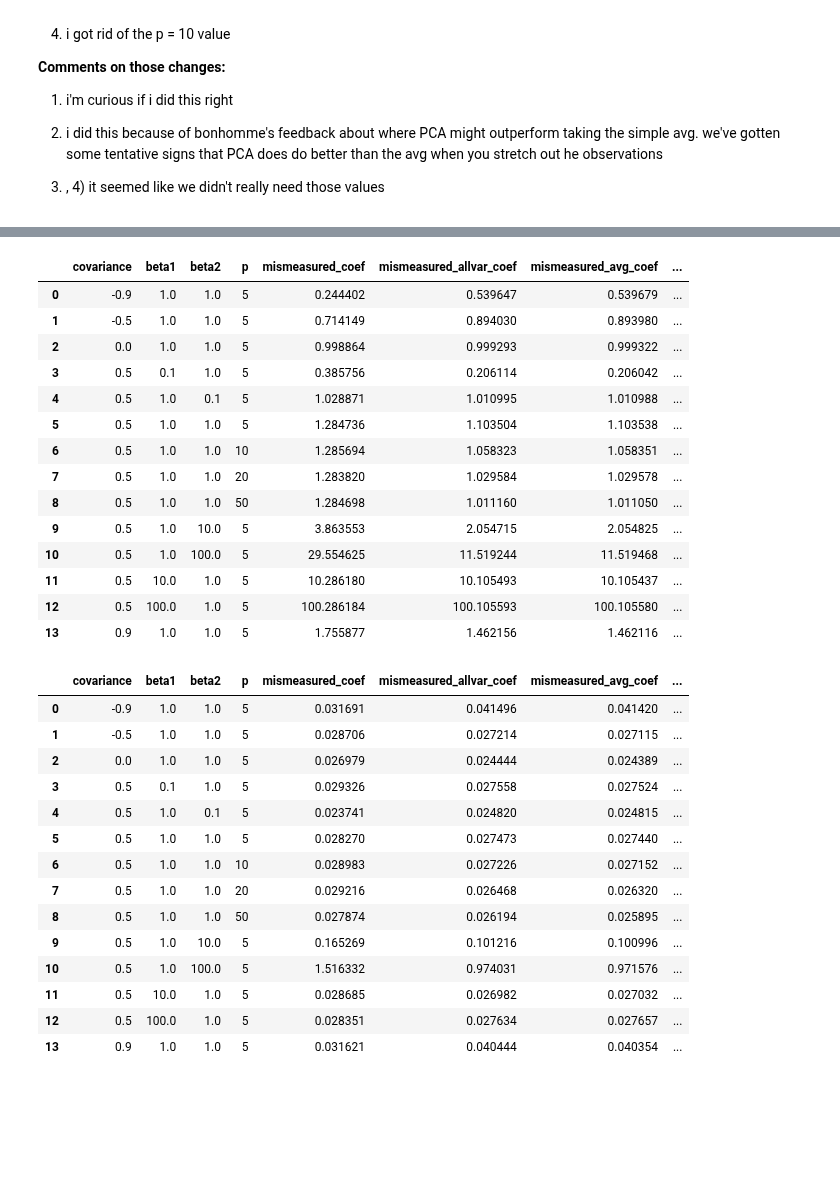
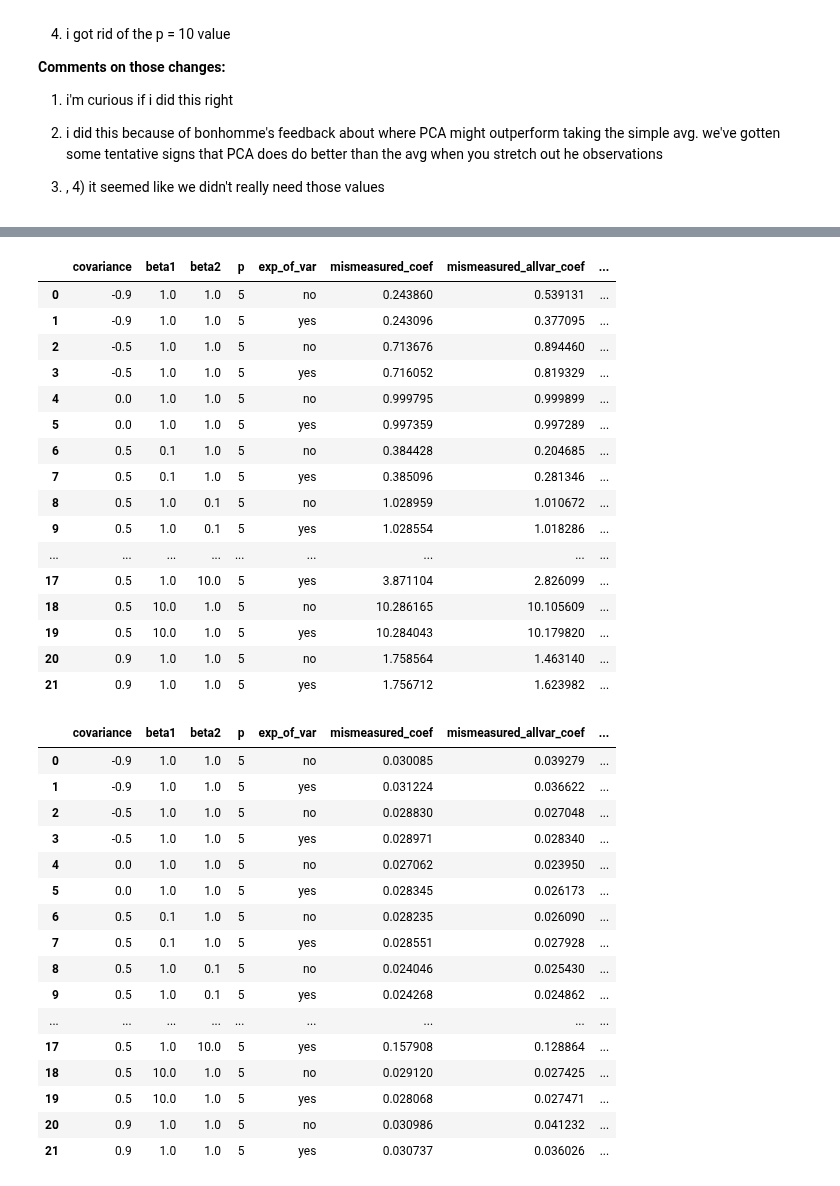
Before and after one commit to ijyliu/ECMA-31330-Project, a Jupyter notebook: Source/Local_Simulations/PCA on Covariates 20210526.ipynb, the cells around one changed output, grey strips where cells are left out. Drawn from its saved outputs; the diff is of its cells as text; code cells hidden in the pictures; blank space fills up the shorter version.

Commit message:
Full Output of New Simulations

```diff
--- a/Source/Local_Simulations/PCA on Covariates 20210526.ipynb
+++ b/Source/Local_Simulations/PCA on Covariates 20210526.ipynb
@@ -326,40 +207,45 @@ output['pca_ape'] = (output['pca_coef'] - output['beta1']).abs()/output['beta1']
 output['mismeasured_coef_ape'] = (output['mismeasured_coef'] - output['beta1']).abs()/output['beta1']
 output['mismeasured_allvar_coef_ape'] = (output['mismeasured_allvar_coef'] - output['beta1']).abs()/output['beta1']
 output['mismeasured_avg_coef_ape'] = (output['mismeasured_avg_coef'] - output['beta1']).abs()/output['beta1']
+output['iv_coef_ape'] = (output['iv_coef'] - output['beta1']).abs()/output['beta1']
 # %%
-output.groupby(['covariance','beta1','beta2','p']).mean().reset_index()
+output.groupby(['covariance','beta1','beta2','p','exp_of_var']).mean().reset_index()
 # %% [output]
-|  | covariance | beta1 | beta2 | p | mismeasured_coef | mismeasured_allvar_coef | mismeasured_avg_coef | ... |
-| 0 | -0.9 | 1.0 | 1.0 | 5 | 0.244402 | 0.539647 | 0.539679 | ... |
-| 1 | -0.5 | 1.0 | 1.0 | 5 | 0.714149 | 0.894030 | 0.893980 | ... |
-| 2 | 0.0 | 1.0 | 1.0 | 5 | 0.998864 | 0.999293 | 0.999322 | ... |
-| 3 | 0.5 | 0.1 | 1.0 | 5 | 0.385756 | 0.206114 | 0.206042 | ... |
-| 4 | 0.5 | 1.0 | 0.1 | 5 | 1.028871 | 1.010995 | 1.010988 | ... |
-| 5 | 0.5 | 1.0 | 1.0 | 5 | 1.284736 | 1.103504 | 1.103538 | ... |
-| 6 | 0.5 | 1.0 | 1.0 | 10 | 1.285694 | 1.058323 | 1.058351 | ... |
-| 7 | 0.5 | 1.0 | 1.0 | 20 | 1.283820 | 1.029584 | 1.029578 | ... |
-| 8 | 0.5 | 1.0 | 1.0 | 50 | 1.284698 | 1.011160 | 1.011050 | ... |
-| 9 | 0.5 | 1.0 | 10.0 | 5 | 3.863553 | 2.054715 | 2.054825 | ... |
-| 10 | 0.5 | 1.0 | 100.0 | 5 | 29.554625 | 11.519244 | 11.519468 | ... |
-| 11 | 0.5 | 10.0 | 1.0 | 5 | 10.286180 | 10.105493 | 10.105437 | ... |
-| 12 | 0.5 | 100.0 | 1.0 | 5 | 100.286184 | 100.105593 | 100.105580 | ... |
-| 13 | 0.9 | 1.0 | 1.0 | 5 | 1.755877 | 1.462156 | 1.462116 | ... |
+|  | covariance | beta1 | beta2 | p | exp_of_var | mismeasured_coef | mismeasured_allvar_coef | ... |
+| 0 | -0.9 | 1.0 | 1.0 | 5 | no | 0.243860 | 0.539131 | ... |
+| 1 | -0.9 | 1.0 | 1.0 | 5 | yes | 0.243096 | 0.377095 | ... |
+| 2 | -0.5 | 1.0 | 1.0 | 5 | no | 0.713676 | 0.894460 | ... |
+| 3 | -0.5 | 1.0 | 1.0 | 5 | yes | 0.716052 | 0.819329 | ... |
+| 4 | 0.0 | 1.0 | 1.0 | 5 | no | 0.999795 | 0.999899 | ... |
+| 5 | 0.0 | 1.0 | 1.0 | 5 | yes | 0.997359 | 0.997289 | ... |
+| 6 | 0.5 | 0.1 | 1.0 | 5 | no | 0.384428 | 0.204685 | ... |
+| 7 | 0.5 | 0.1 | 1.0 | 5 | yes | 0.385096 | 0.281346 | ... |
+| 8 | 0.5 | 1.0 | 0.1 | 5 | no | 1.028959 | 1.010672 | ... |
+| 9 | 0.5 | 1.0 | 0.1 | 5 | yes | 1.028554 | 1.018286 | ... |
+| ... | ... | ... | ... | ... | ... | ... | ... | ... |
+| 17 | 0.5 | 1.0 | 10.0 | 5 | yes | 3.871104 | 2.826099 | ... |
+| 18 | 0.5 | 10.0 | 1.0 | 5 | no | 10.286165 | 10.105609 | ... |
+| 19 | 0.5 | 10.0 | 1.0 | 5 | yes | 10.284043 | 10.179820 | ... |
+| 20 | 0.9 | 1.0 | 1.0 | 5 | no | 1.758564 | 1.463140 | ... |
+| 21 | 0.9 | 1.0 | 1.0 | 5 | yes | 1.756712 | 1.623982 | ... |
 # %%
-output.groupby(['covariance','beta1','beta2','p']).std().reset_index()
+output.groupby(['covariance','beta1','beta2','p','exp_of_var']).std().reset_index()
 # %% [output]
-|  | covariance | beta1 | beta2 | p | mismeasured_coef | mismeasured_allvar_coef | mismeasured_avg_coef | ... |
-| 0 | -0.9 | 1.0 | 1.0 | 5 | 0.031691 | 0.041496 | 0.041420 | ... |
-| 1 | -0.5 | 1.0 | 1.0 | 5 | 0.028706 | 0.027214 | 0.027115 | ... |
-| 2 | 0.0 | 1.0 | 1.0 | 5 | 0.026979 | 0.024444 | 0.024389 | ... |
-| 3 | 0.5 | 0.1 | 1.0 | 5 | 0.029326 | 0.027558 | 0.027524 | ... |
-| 4 | 0.5 | 1.0 | 0.1 | 5 | 0.023741 | 0.024820 | 0.024815 | ... |
-| 5 | 0.5 | 1.0 | 1.0 | 5 | 0.028270 | 0.027473 | 0.027440 | ... |
-| 6 | 0.5 | 1.0 | 1.0 | 10 | 0.028983 | 0.027226 | 0.027152 | ... |
-| 7 | 0.5 | 1.0 | 1.0 | 20 | 0.029216 | 0.026468 | 0.026320 | ... |
-| 8 | 0.5 | 1.0 | 1.0 | 50 | 0.027874 | 0.026194 | 0.025895 | ... |
-| 9 | 0.5 | 1.0 | 10.0 | 5 | 0.165269 | 0.101216 | 0.100996 | ... |
-| 10 | 0.5 | 1.0 | 100.0 | 5 | 1.516332 | 0.974031 | 0.971576 | ... |
-| 11 | 0.5 | 10.0 | 1.0 | 5 | 0.028685 | 0.026982 | 0.027032 | ... |
-| 12 | 0.5 | 100.0 | 1.0 | 5 | 0.028351 | 0.027634 | 0.027657 | ... |
-| 13 | 0.9 | 1.0 | 1.0 | 5 | 0.031621 | 0.040444 | 0.040354 | ... |
+|  | covariance | beta1 | beta2 | p | exp_of_var | mismeasured_coef | mismeasured_allvar_coef | ... |
+| 0 | -0.9 | 1.0 | 1.0 | 5 | no | 0.030085 | 0.039279 | ... |
+| 1 | -0.9 | 1.0 | 1.0 | 5 | yes | 0.031224 | 0.036622 | ... |
+| 2 | -0.5 | 1.0 | 1.0 | 5 | no | 0.028830 | 0.027048 | ... |
+| 3 | -0.5 | 1.0 | 1.0 | 5 | yes | 0.028971 | 0.028340 | ... |
+| 4 | 0.0 | 1.0 | 1.0 | 5 | no | 0.027062 | 0.023950 | ... |
+| 5 | 0.0 | 1.0 | 1.0 | 5 | yes | 0.028345 | 0.026173 | ... |
+| 6 | 0.5 | 0.1 | 1.0 | 5 | no | 0.028235 | 0.026090 | ... |
+| 7 | 0.5 | 0.1 | 1.0 | 5 | yes | 0.028551 | 0.027928 | ... |
+| 8 | 0.5 | 1.0 | 0.1 | 5 | no | 0.024046 | 0.025430 | ... |
+| 9 | 0.5 | 1.0 | 0.1 | 5 | yes | 0.024268 | 0.024862 | ... |
+| ... | ... | ... | ... | ... | ... | ... | ... | ... |
+| 17 | 0.5 | 1.0 | 10.0 | 5 | yes | 0.157908 | 0.128864 | ... |
+| 18 | 0.5 | 10.0 | 1.0 | 5 | no | 0.029120 | 0.027425 | ... |
+| 19 | 0.5 | 10.0 | 1.0 | 5 | yes | 0.028068 | 0.027471 | ... |
+| 20 | 0.9 | 1.0 | 1.0 | 5 | no | 0.030986 | 0.041232 | ... |
+| 21 | 0.9 | 1.0 | 1.0 | 5 | yes | 0.030737 | 0.036026 | ... |
 # %%
```
Also changed, not shown: parts of 20 cells of this notebook.
